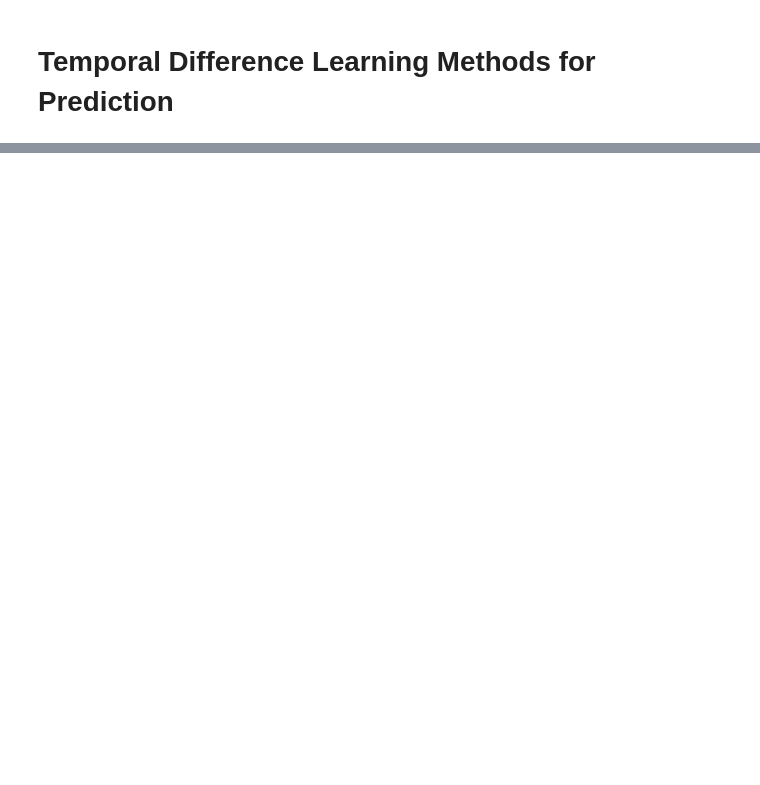
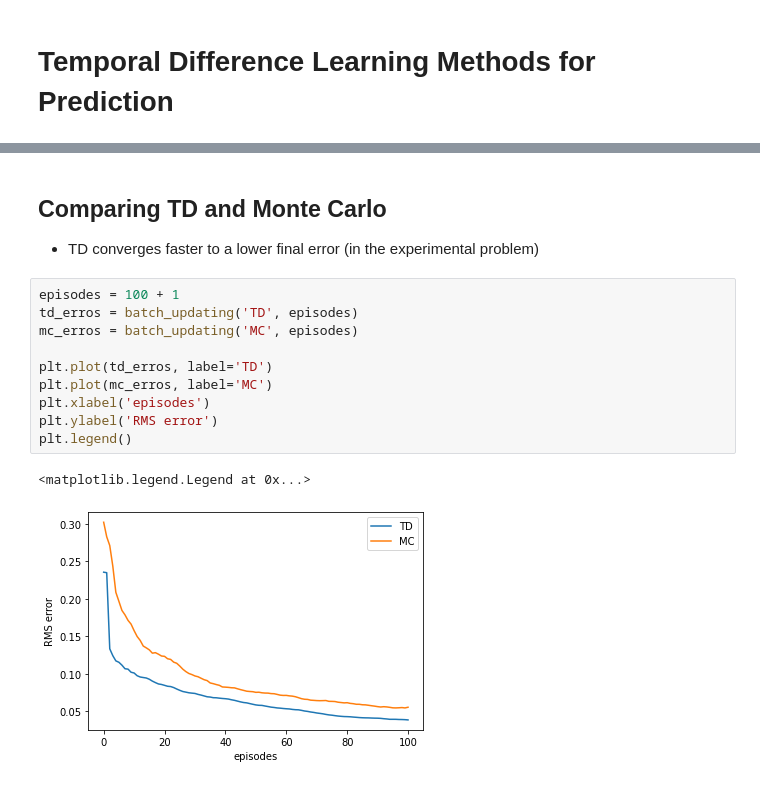
Before and after one commit to wakamori/study-rl, a Jupyter notebook: 06_TD-Learning-Methods-for-Prediction.ipynb, the cells around one changed output, grey strips where cells are left out. Saved outputs shown, nothing was run; the diff lists cells and outputs as text; blank space fills up the shorter version.

```diff
--- a/06_TD-Learning-Methods-for-Prediction.ipynb
+++ b/06_TD-Learning-Methods-for-Prediction.ipynb
@@ -52,0 +239,17 @@ $$
+# %% [markdown]
+## Comparing TD and Monte Carlo
+
+- TD converges faster to a lower final error (in the experimental problem)
+# %%
+episodes = 100 + 1
+td_erros = batch_updating('TD', episodes)
+mc_erros = batch_updating('MC', episodes)
+
+plt.plot(td_erros, label='TD')
+plt.plot(mc_erros, label='MC')
+plt.xlabel('episodes')
+plt.ylabel('RMS error')
+plt.legend()
+# %% [output]
+<matplotlib.legend.Legend at 0x...>
+[figure, added]
```
Also changed, not shown: parts of 5 cells of this notebook, 1 other file.
